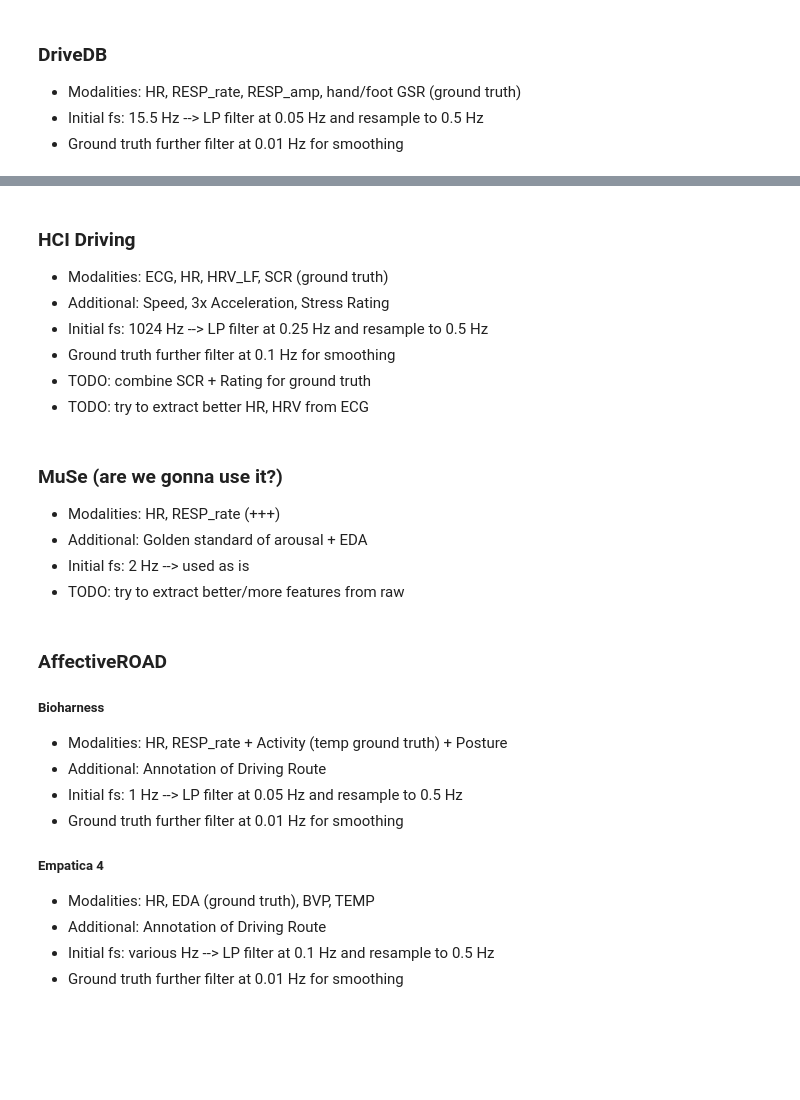
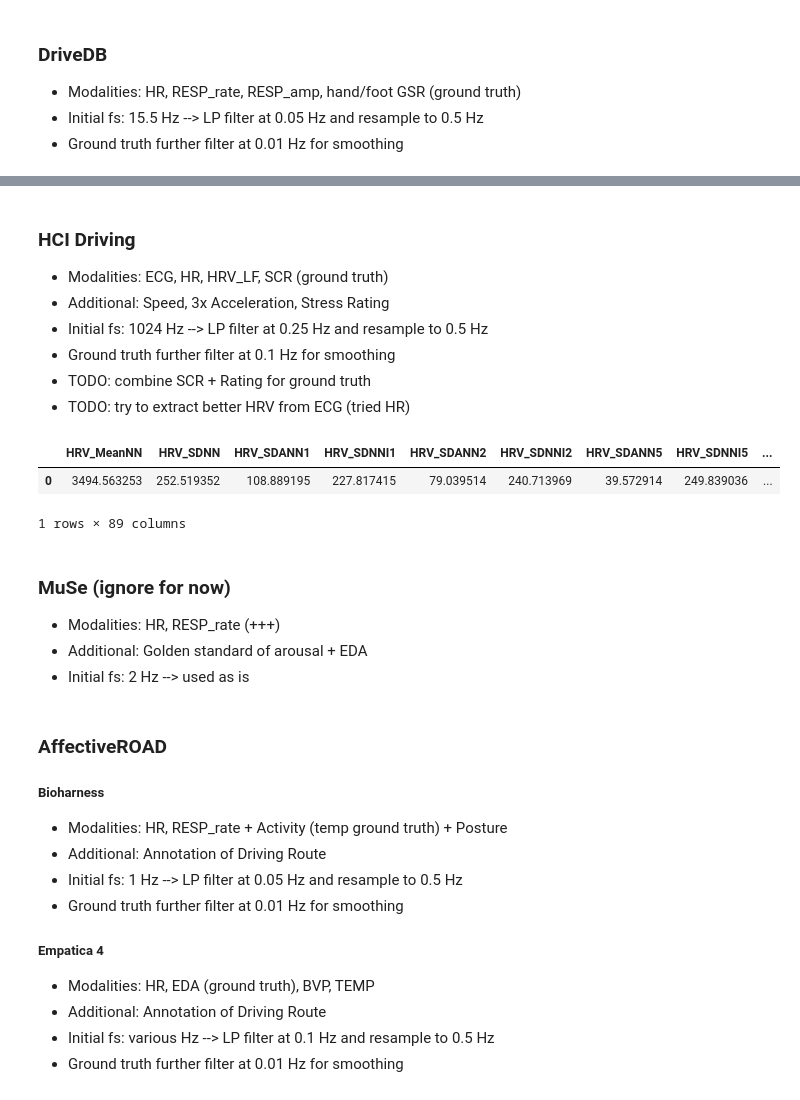
Before and after one commit to usc-sail/ggs_driving, a Jupyter notebook: exploratory.ipynb, the cells around one changed output, grey strips where cells are left out. Saved outputs shown, nothing was run; the diff lists cells and outputs as text; code cells hidden in the pictures; blank space fills up the shorter version.

Commit message:
load and process driving datasets

```diff
--- a/ggs_experiments.ipynb
+++ b/exploratory.ipynb
@@ -6,6 +6,7 @@ from ggs import GGS
 from scipy.io import arff
 from scipy.signal import savgol_filter, butter, filtfilt
 from datetime import timedelta
+from itertools import combinations
 from tslearn.clustering import TimeSeriesKMeans
 pd.options.mode.chained_assignment = None
 
@@ -43,6 +44,21 @@ def plot_cluster(signal, bps, clusters):
         plt.axvspan(bps[i], bps[i+1], facecolor=colors[clusters[i]], alpha=0.25)
     #plt.yticks([])
     plt.show()
+
+def jaccard(set1, set2):
+    intersection = len(np.intersect1d(set1, set2))
+    union = len(set1) + len(set2) - intersection
+    return float(intersection) / union
+
+def covering_metric(bps, gt_bps, length):
+    cover = 0
+    for i in range(len(gt_bps)-1):
+        set1 = np.arange(gt_bps[i], gt_bps[i+1])
+        jaccards = [
+            jaccard(set1, np.arange(bps1, bps2)) for (bps1, bps2) in combinations(bps, 2)
+        ]
+        cover += len(set1) * max(jaccards)
+    return cover / length
 # %% [markdown]
 ### DriveDB
 
@@ -107,14 +154,18 @@ for file in os.listdir(datapath):
 * Initial fs: 1024 Hz --> LP filter at 0.25 Hz and resample to 0.5 Hz
 * Ground truth further filter at 0.1 Hz for smoothing
 * TODO: combine SCR + Rating for ground truth
-* TODO: try to extract better HR, HRV from ECG
+* TODO: try to extract better HRV from ECG (tried HR)
 # %%
 datapath = "/home/kavra/Datasets/hcilab_driving_dataset/"
-ggs_cols, comp_cols = ["HR"], ["SCR"]
+ggs_cols, comp_cols = ["HRV"], ["SCR"]
 
 def lowpass_filter(ts=None, freq=1024, cut=0.25):
     b, a = butter(3, cut, fs=freq, btype='low')
     return filtfilt(b, a, ts)
+
+def combine(s1, s2):
+    combined = ...
+    return combined
 
 for i in range(1, 11):
 
@@ -123,6 +174,11 @@ for i in range(1, 11):
     this_df = pd.read_csv(path, delimiter=";")[
         ["Time_Light", "ECG", "HR", "HRV_LF", "SCR", "Speed_GPS", "AccelX", "AccelY", "AccelZ", "Rating_Videorating"]
     ]
+
+    ### process ECG independently
+    signals, info = nk.ecg_process(this_df["ECG"], sampling_rate=1024, method="pantompkins1985")
+    hrv = nk.hrv(signals["ECG_R_Peaks"], sampling_rate=100, show=True)
+    #this_df["HR"] = signals["ECG_Rate"]
 
     ### lowpass filter (0.1Hz) + downsample to 0.5Hz
     this_df["Time_Light"] = pd.to_datetime(
@@ -135,25 +191,39 @@ for i in range(1, 11):
     ### apply GGS and get breakpoints
     this_data = clean_data[ggs_cols].to_numpy()
     bps = apply_ggs(this_data, 20, 15)
-    plot_ggs(this_data, bps)
+    #plot_ggs(this_data, bps)
 
     ### smmoth + same for ground truth
     gt_data = clean_data[comp_cols].to_numpy().squeeze()
-    gt_signal = lowpass_filter(gt_signal, freq=0.5, cut=0.1)
+    gt_data = lowpass_filter(gt_data, freq=0.5, cut=0.1)
     gt_bps = apply_ggs(gt_data, 20, 15)
     X = segment_ts(gt_data, gt_bps)
 
     ### ground truth clustering
     model = TimeSeriesKMeans(n_clusters=3, metric="dtw")
     clusters = model.fit_predict(X)
-    plot_cluster(gt_data, gt_bps, clusters)
+    #plot_cluster(gt_data, gt_bps, clusters)
+
+    ### jaccard evaluation
+    old = gt_bps.copy()
+    for i in range(1, len(old)-1):
+        if clusters[i] == clusters[i-1]:
+            gt_bps.remove(old[i])
+    print(
+        "Cover:", covering_metric(bps, gt_bps, len(gt_data))
+    )
+# %%
+hrv
+# %% [output]
+|  | HRV_MeanNN | HRV_SDNN | HRV_SDANN1 | HRV_SDNNI1 | HRV_SDANN2 | HRV_SDNNI2 | HRV_SDANN5 | HRV_SDNNI5 | ... |
+| 0 | 3494.563253 | 252.519352 | 108.889195 | 227.817415 | 79.039514 | 240.713969 | 39.572914 | 249.839036 | ... |
+1 rows × 89 columns
 # %% [markdown]
-### MuSe (are we gonna use it?)
+### MuSe (ignore for now)
 
 * Modalities: HR, RESP_rate (+++)
 * Additional: Golden standard of arousal + EDA
 * Initial fs: 2 Hz --> used as is
-* TODO: try to extract better/more features from raw
 # %%
 muse_path = "/home/kavra/Repos/MuSe2022/muse_stress_2022/"
 ft_path = muse_path + "feature_segments/"
```
Also changed, not shown: parts of 3 cells of this notebook, 7 other files.
